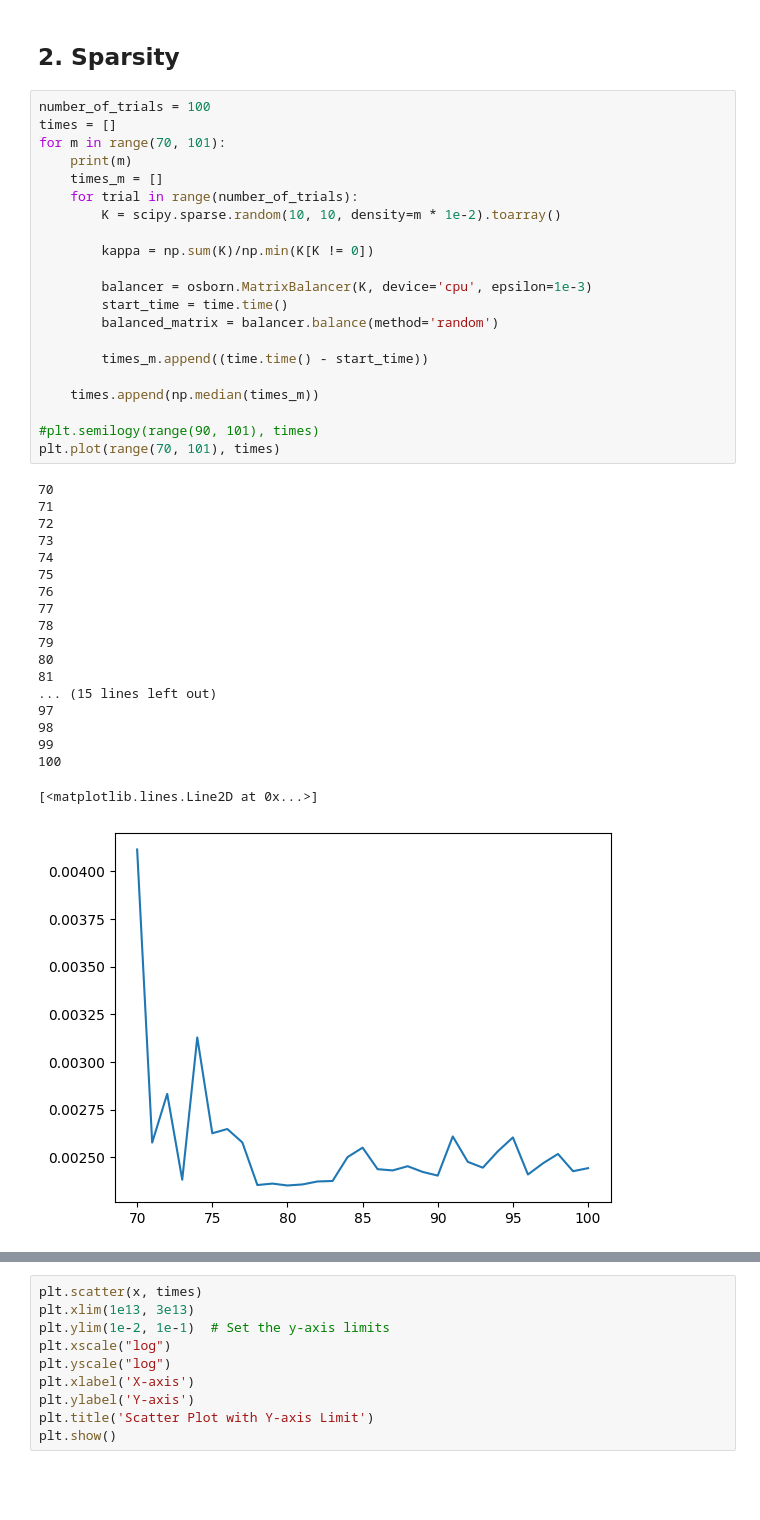
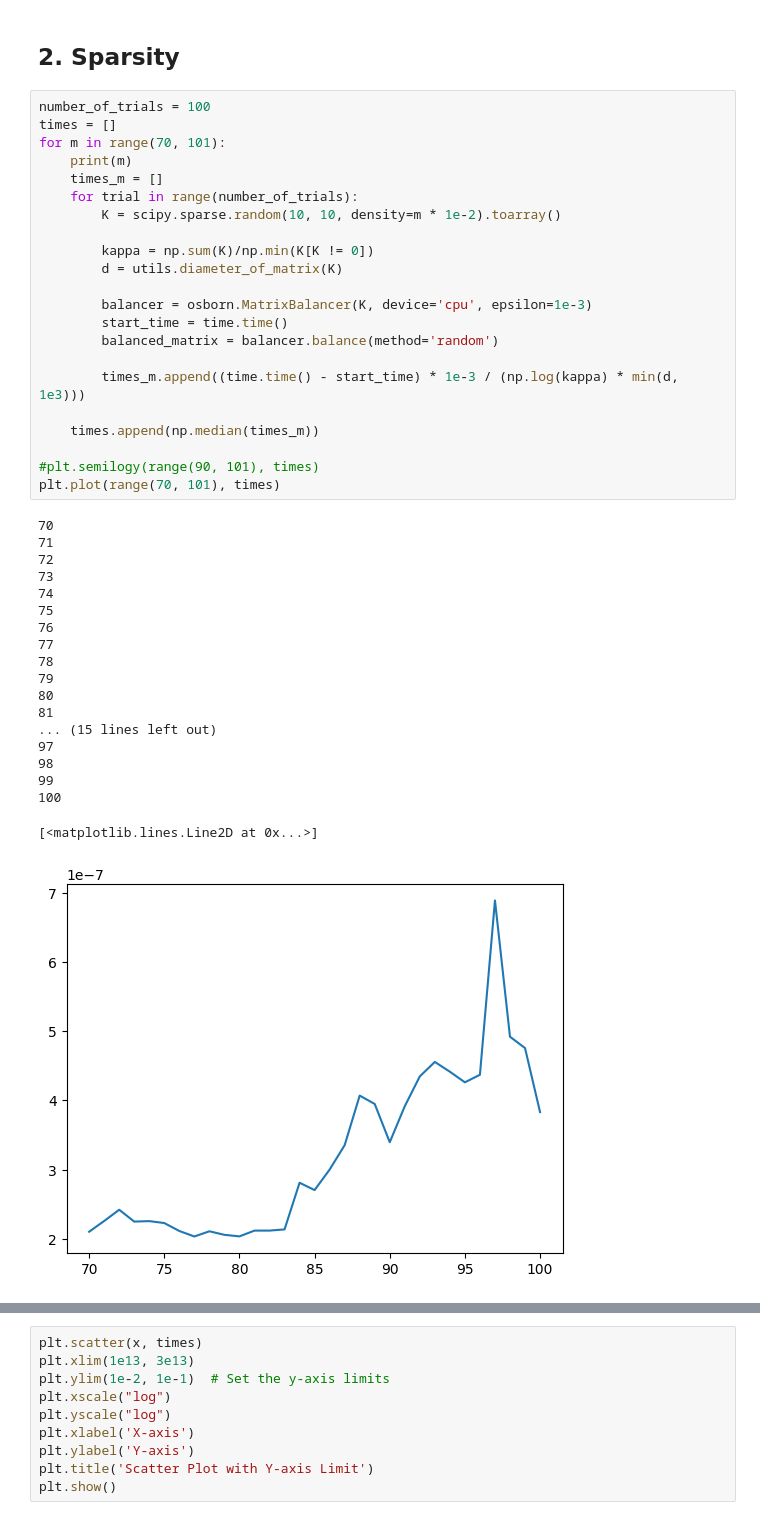
Before and after one commit to alexicanesse/Near-linear-convergence-of-the-Random-Osborne-algorithm-for-Matrix-Balancing, a Jupyter notebook: experiments.ipynb, the cells around one changed output, grey strips where cells are left out. Cells and saved outputs as stored; diff of their text form; blank space fills up the shorter version.

```diff
--- a/experiments.ipynb
+++ b/experiments.ipynb
@@ -35,37 +35,38 @@ for m in range(70, 101):
         K = scipy.sparse.random(10, 10, density=m * 1e-2).toarray()
 
         kappa = np.sum(K)/np.min(K[K != 0])
+        d = utils.diameter_of_matrix(K)
 
         balancer = osborn.MatrixBalancer(K, device='cpu', epsilon=1e-3)
         start_time = time.time()
         balanced_matrix = balancer.balance(method='random')
 
-        times_m.append((time.time() - start_time))
+        times_m.append((time.time() - start_time) * 1e-3 / (np.log(kappa) * min(d, 1e3)))
 
     times.append(np.median(times_m))
 
 #plt.semilogy(range(90, 101), times)
 plt.plot(range(70, 101), times)
 # %% [output]
 70
 71
 72
 73
 74
 75
 76
 77
 78
 79
 80
 81
 ... (15 lines left out)
 97
 98
 99
 100
 [<matplotlib.lines.Line2D at 0x...>]
-[figure, old version]
+[figure, new version]
 # %%
 epsilon=1e-4
 x = []
```
Also changed, not shown: parts of 3 cells of this notebook, 1 other file.
